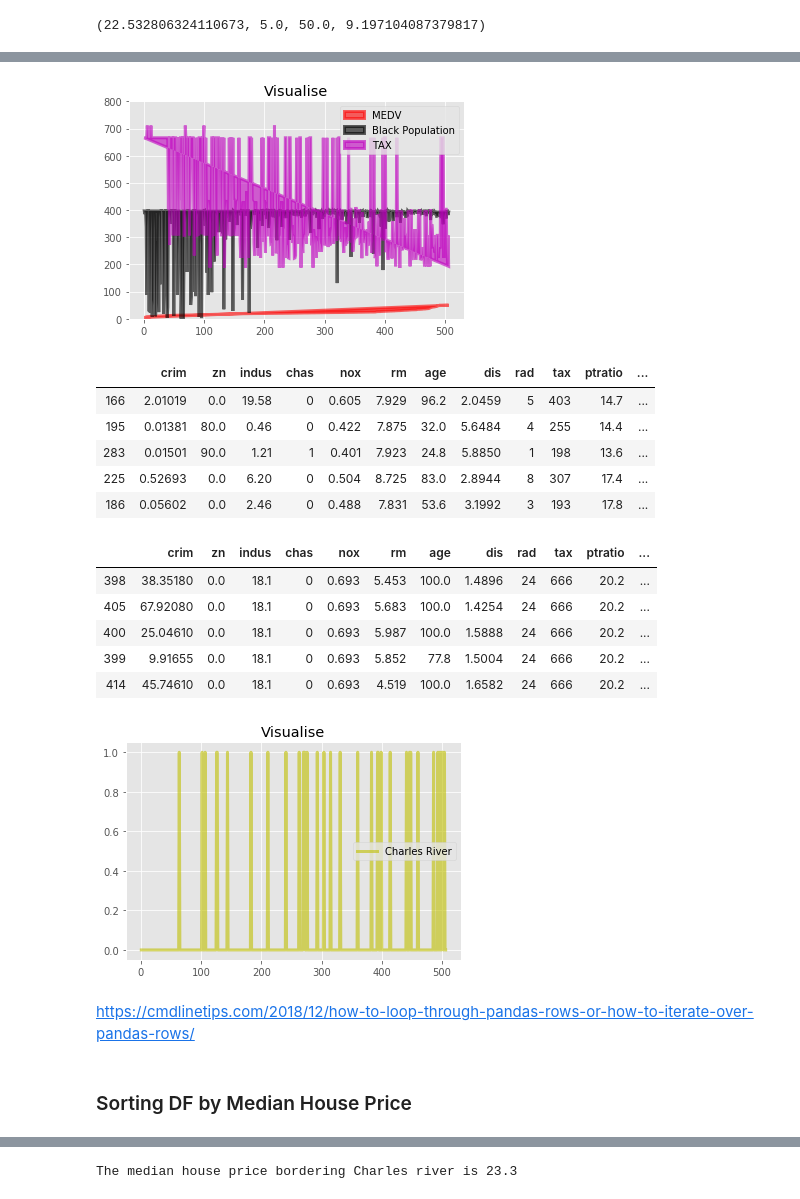
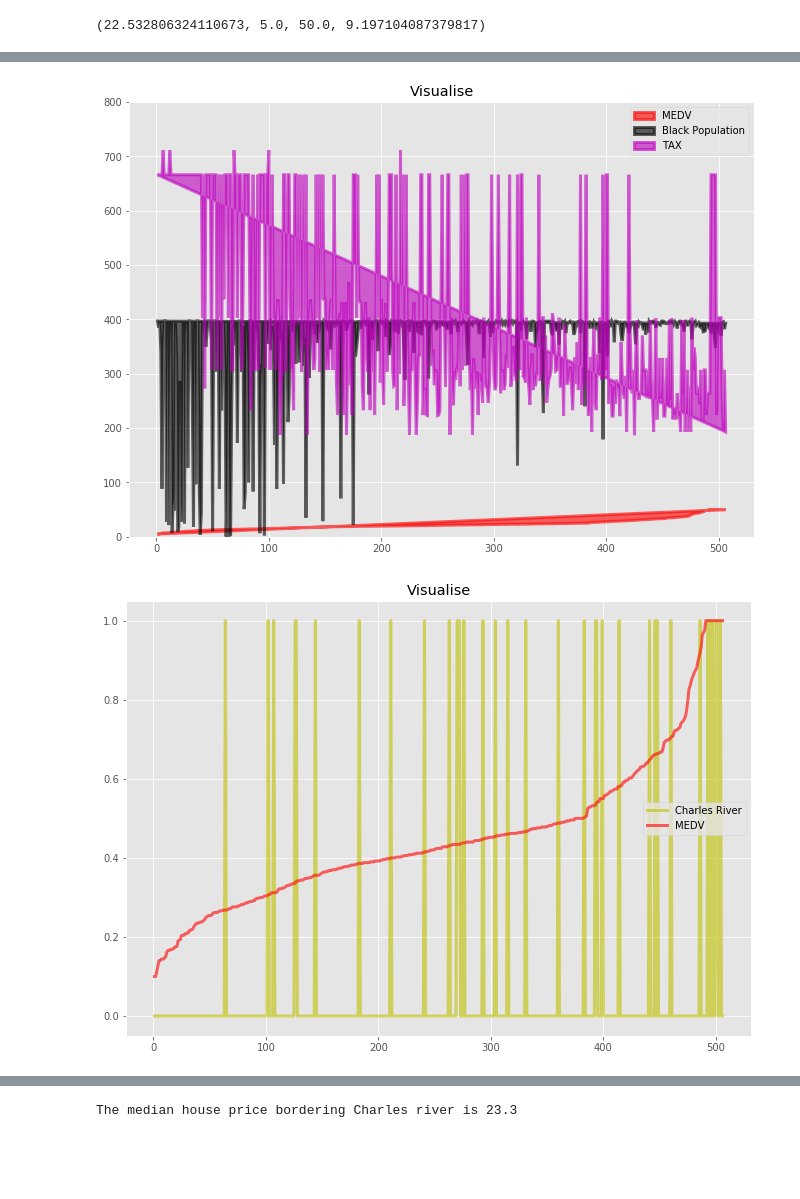
Before and after one commit to healyshane/machine-learn, a Jupyter notebook: machineAssignment.ipynb, the cells around one changed output, grey strips where cells are left out. Drawn from its saved outputs; the diff is of its cells as text; code cells hidden in the pictures; blank space fills up the shorter version.

```diff
--- a/machineAssignment.ipynb
+++ b/machineAssignment.ipynb
@@ -10,7 +10,7 @@ import scipy.stats as stats
 import seaborn as sns
 
 plt.style.use('ggplot')
-plt.rcParams['figure.figsize'] = 14, 10
+plt.rcParams['figure.figsize'] = 11.2, 8
 # %%
 # Data Set from Github, https://raw.githubusercontent.com/selva86/datasets/master/BostonHousing.csv
 
@@ -235,31 +231,14 @@ plt.axis((x1,x2,0,800))
 plt.title("Visualise")
 plt.legend();
 # %% [output]
-[figure, old version]
+[figure, new version]
-# %%
-df.tail(5)
-# %% [output]
-|  | crim | zn | indus | chas | nox | rm | age | dis | rad | tax | ptratio | ... |
-| 166 | 2.01019 | 0.0 | 19.58 | 0 | 0.605 | 7.929 | 96.2 | 2.0459 | 5 | 403 | 14.7 | ... |
-| 195 | 0.01381 | 80.0 | 0.46 | 0 | 0.422 | 7.875 | 32.0 | 5.6484 | 4 | 255 | 14.4 | ... |
-| 283 | 0.01501 | 90.0 | 1.21 | 1 | 0.401 | 7.923 | 24.8 | 5.8850 | 1 | 198 | 13.6 | ... |
-| 225 | 0.52693 | 0.0 | 6.20 | 0 | 0.504 | 8.725 | 83.0 | 2.8944 | 8 | 307 | 17.4 | ... |
-| 186 | 0.05602 | 0.0 | 2.46 | 0 | 0.488 | 7.831 | 53.6 | 3.1992 | 3 | 193 | 17.8 | ... |
-# %%
-df.head(5)
-# %% [output]
-|  | crim | zn | indus | chas | nox | rm | age | dis | rad | tax | ptratio | ... |
-| 398 | 38.35180 | 0.0 | 18.1 | 0 | 0.693 | 5.453 | 100.0 | 1.4896 | 24 | 666 | 20.2 | ... |
-| 405 | 67.92080 | 0.0 | 18.1 | 0 | 0.693 | 5.683 | 100.0 | 1.4254 | 24 | 666 | 20.2 | ... |
-| 400 | 25.04610 | 0.0 | 18.1 | 0 | 0.693 | 5.987 | 100.0 | 1.5888 | 24 | 666 | 20.2 | ... |
-| 399 | 9.91655 | 0.0 | 18.1 | 0 | 0.693 | 5.852 | 77.8 | 1.5004 | 24 | 666 | 20.2 | ... |
-| 414 | 45.74610 | 0.0 | 18.1 | 0 | 0.693 | 4.519 | 100.0 | 1.6582 | 24 | 666 | 20.2 | ... |
 # %%
 x = np.arange(1, 507, 1.0)
 
 plt.plot(x, CHAS, c='y', alpha=0.6, lw=3.0, label ="Charles River")
+plt.plot(x, MEDV/50, c='r', alpha=0.6, lw=3.0, label ="MEDV")
 
 plt.title("Visualise")
 plt.legend();
 # %% [output]
-[figure, old version]
+[figure, new version]
@@ -285,4 +244,0 @@ dfc = pd.read_csv('https://raw.githubusercontent.com/selva86/datasets/master/Bos
-# %% [markdown]
-https://cmdlinetips.com/2018/12/how-to-loop-through-pandas-rows-or-how-to-iterate-over-pandas-rows/
-# %% [markdown]
-### Sorting DF by Median House Price
```
Also changed, not shown: parts of 55 cells of this notebook.
